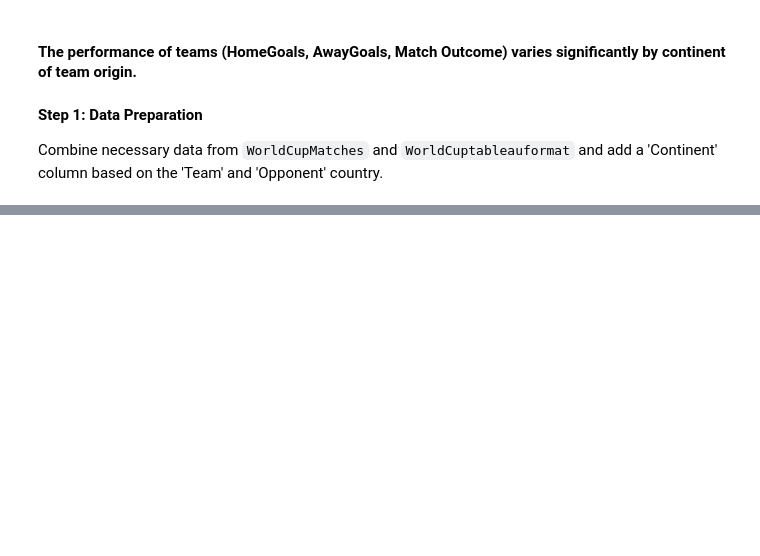
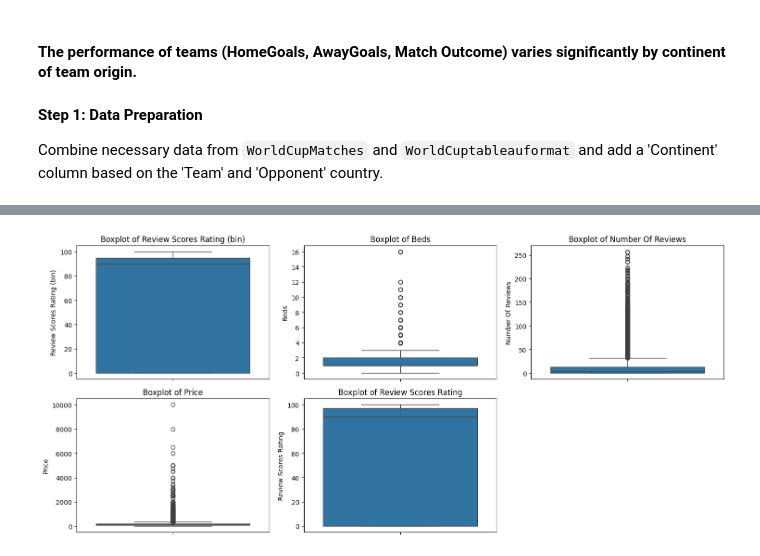
Before and after one commit to a8u8akar007/airbnb_football_eda, a Jupyter notebook: dav_A1.ipynb, the cells around one changed output, grey strips where cells are left out. Cells and saved outputs as stored; diff of their text form; code cells hidden in the pictures; blank space fills up the shorter version.

Commit message:
Airbnb EDA using Univariate, Bivariate and Multivariate Analysis

```diff
--- a/dav_A1.ipynb
+++ b/dav_A1.ipynb
@@ -484,0 +479,2 @@ Passing `palette` without assigning `hue` is deprecated and will be removed in v
+# %%
+airbnb = pd.read_excel("airbnb_listings.xlsx")
@@ -484,0 +523,15 @@ Passing `palette` without assigning `hue` is deprecated and will be removed in v
+# %%
+#### Filling missing values
+
+airbnb = airbnb.dropna(subset =['Host Since'])
+
+airbnb['Property Type'] = airbnb['Property Type'].fillna(airbnb['Property Type'].mode()[0])
+airbnb['Zipcode'] = airbnb['Zipcode'].fillna(airbnb['Zipcode'].mode()[0])
+
+airbnb['Beds'] = airbnb['Beds'].fillna(airbnb['Beds'].mean())
+
+airbnb['Review Scores Rating'] = airbnb['Review Scores Rating'].fillna(0)
+airbnb['Review Scores Rating (bin)'] = airbnb['Review Scores Rating (bin)'].fillna(0)
+
+print(airbnb.isnull().sum())
+print(airbnb.info())
@@ -484,0 +556,6 @@ Passing `palette` without assigning `hue` is deprecated and will be removed in v
+# %%
+# removing unnecessary columns 'Host Id', 'Zipcode ', 'Name'
+
+airbnb = airbnb.drop(['Host Id', 'Zipcode', 'Name', 'Number of Records'], axis = 1)
+#convert the datatype of neihbour to string
+airbnb.head()
@@ -484,0 +569,14 @@ Passing `palette` without assigning `hue` is deprecated and will be removed in v
+# %%
+##check for outliers for the numeric columns
+
+numeric_col = airbnb.select_dtypes(include = ['float64', 'int64']).columns
+plt.figure(figsize = (15, 10))
+
+for i, col in enumerate(numeric_col):
+  plt.subplot(3, 3, i+1)
+  sns.boxplot(airbnb[col])
+  plt.title(f'Boxplot of {col}')
+plt.tight_layout()
+plt.show()
+# %% [output]
+[figure, added]
```
Also changed, not shown: parts of 46 cells of this notebook.
